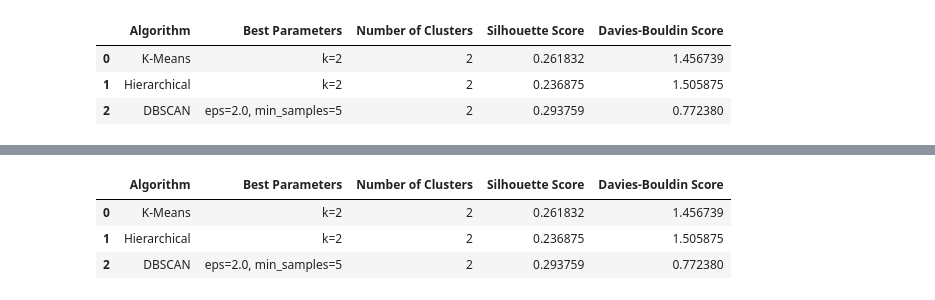
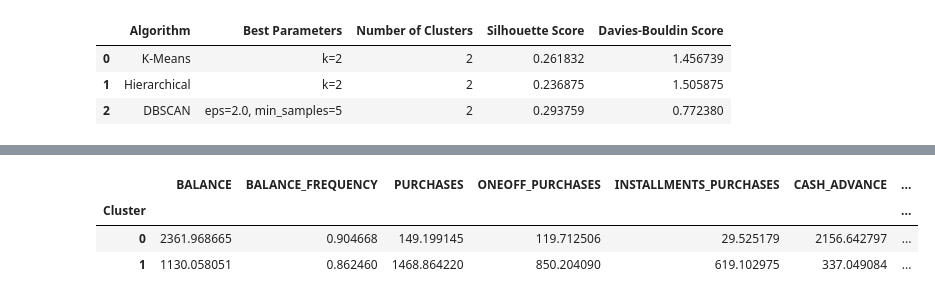
Before and after one commit to geethawilliam-ds/Credit-Card-Customer-Segmentation, a Jupyter notebook: preprocessing.ipynb, the cells around one changed output, grey strips where cells are left out. Cells and saved outputs as stored; diff of their text form; code cells hidden in the pictures.

```diff
--- a/preprocessing.ipynb
+++ b/preprocessing.ipynb
@@ -723,37 +625,11 @@ Created version '2' of model 'CreditCardCustomerSegmentation'.
-# %%
-comparison = pd.DataFrame({
-    "Algorithm": ["K-Means", "Hierarchical", "DBSCAN"],
-    "Best Parameters": [
-        "k=2",
-        "k=2",
-        "eps=2.0, min_samples=5"
-    ],
-    "Number of Clusters": [
-        len(np.unique(kmeans_labels)),
-        len(np.unique(hierarchical_labels)),
-        len(np.unique(dbscan_labels[dbscan_labels != -1]))
-    ],
-    "Silhouette Score": [
-        silhouette_score(X_pca, kmeans_labels),
-        silhouette_score(X_pca, hierarchical_labels),
-        silhouette_score(
-            X_pca[dbscan_labels != -1],
-            dbscan_labels[dbscan_labels != -1]
-        )
-    ],
-    "Davies-Bouldin Score": [
-        davies_bouldin_score(X_pca, kmeans_labels),
-        davies_bouldin_score(X_pca, hierarchical_labels),
-        davies_bouldin_score(
-            X_pca[dbscan_labels != -1],
-            dbscan_labels[dbscan_labels != -1]
-        )
-    ]
-})
-
-comparison
-# %% [output]
-|  | Algorithm | Best Parameters | Number of Clusters | Silhouette Score | Davies-Bouldin Score |
-| 0 | K-Means | k=2 | 2 | 0.261832 | 1.456739 |
-| 1 | Hierarchical | k=2 | 2 | 0.236875 | 1.505875 |
-| 2 | DBSCAN | eps=2.0, min_samples=5 | 2 | 0.293759 | 0.772380 |
+# %%
+df_profile = df.copy()
+df_profile["Cluster"] = dbscan_labels
+# %%
+cluster_profile = df_profile.groupby("Cluster").mean(numeric_only=True)
+cluster_profile
+# %% [output]
+|  | BALANCE | BALANCE_FREQUENCY | PURCHASES | ONEOFF_PURCHASES | INSTALLMENTS_PURCHASES | CASH_ADVANCE | ... |
+| Cluster |  |  |  |  |  |  | ... |
+| 0 | 2361.968665 | 0.904668 | 149.199145 | 119.712506 | 29.525179 | 2156.642797 | ... |
+| 1 | 1130.058051 | 0.862460 | 1468.864220 | 850.204090 | 619.102975 | 337.049084 | ... |
```
Also changed, not shown: parts of 8 cells of this notebook, 45 other files.
